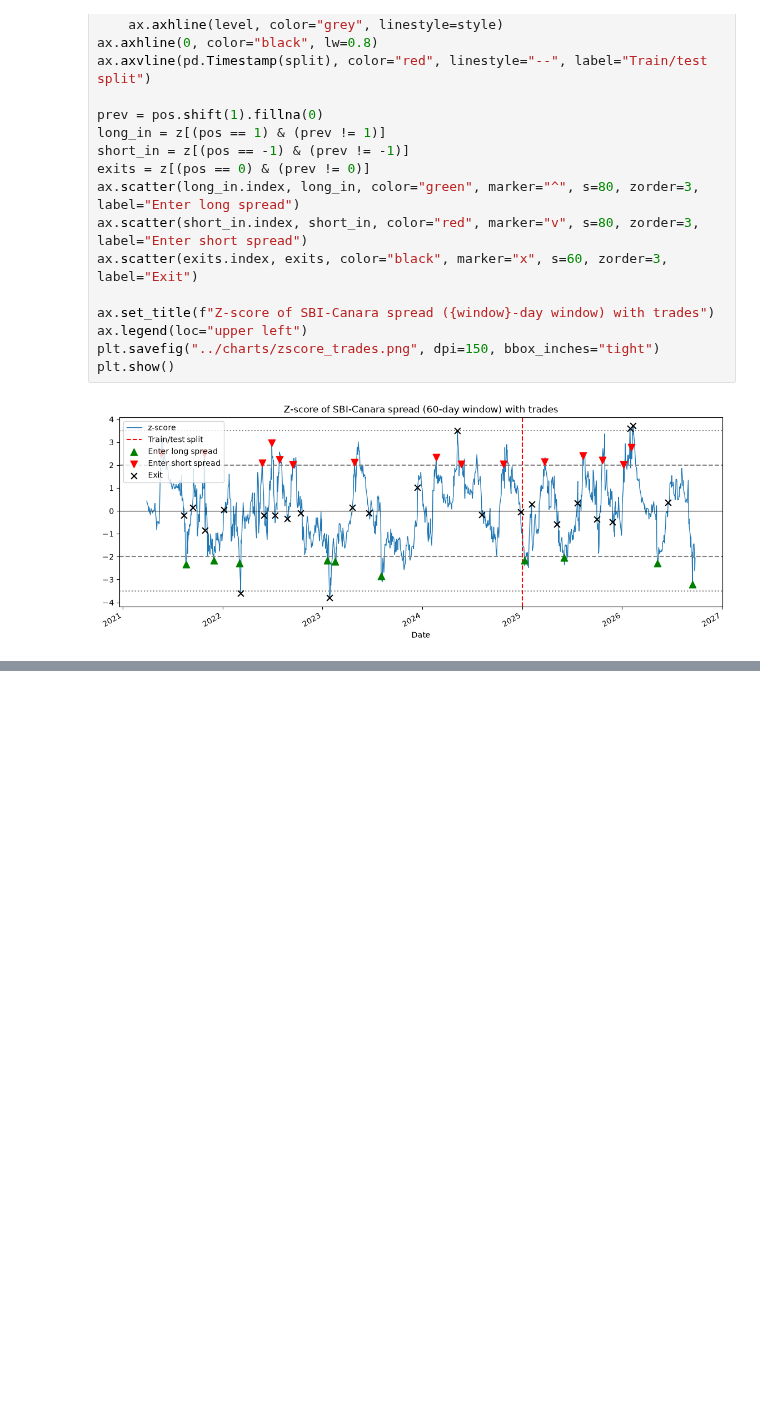
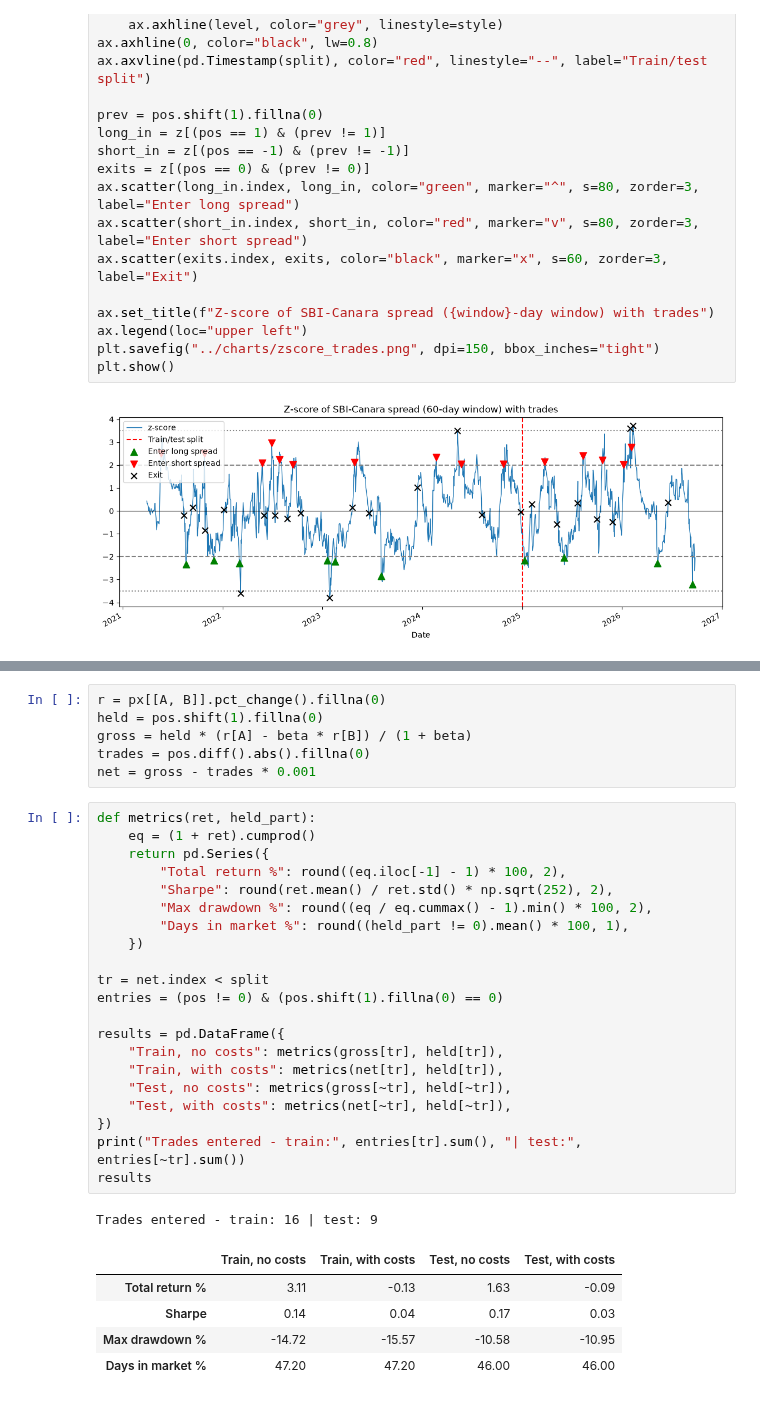
Before and after one commit to mystic0196/pairs-trading, a Jupyter notebook: notebooks/analysis.ipynb, the cells around one changed output, grey strips where cells are left out. Cells and saved outputs as stored; diff of their text form; blank space fills up the shorter version.

```diff
--- a/notebooks/analysis.ipynb
+++ b/notebooks/analysis.ipynb
@@ -285,0 +293,34 @@ plt.show()
+# %%
+r = px[[A, B]].pct_change().fillna(0)
+held = pos.shift(1).fillna(0)
+gross = held * (r[A] - beta * r[B]) / (1 + beta)
+trades = pos.diff().abs().fillna(0)
+net = gross - trades * 0.001
+# %%
+def metrics(ret, held_part):
+    eq = (1 + ret).cumprod()
+    return pd.Series({
+        "Total return %": round((eq.iloc[-1] - 1) * 100, 2),
+        "Sharpe": round(ret.mean() / ret.std() * np.sqrt(252), 2),
+        "Max drawdown %": round((eq / eq.cummax() - 1).min() * 100, 2),
+        "Days in market %": round((held_part != 0).mean() * 100, 1),
+    })
+
+tr = net.index < split
+entries = (pos != 0) & (pos.shift(1).fillna(0) == 0)
+
+results = pd.DataFrame({
+    "Train, no costs": metrics(gross[tr], held[tr]),
+    "Train, with costs": metrics(net[tr], held[tr]),
+    "Test, no costs": metrics(gross[~tr], held[~tr]),
+    "Test, with costs": metrics(net[~tr], held[~tr]),
+})
+print("Trades entered - train:", entries[tr].sum(), "| test:", entries[~tr].sum())
+results
+# %% [output]
+Trades entered - train: 16 | test: 9
+|  | Train, no costs | Train, with costs | Test, no costs | Test, with costs |
+| Total return % | 3.11 | -0.13 | 1.63 | -0.09 |
+| Sharpe | 0.14 | 0.04 | 0.17 | 0.03 |
+| Max drawdown % | -14.72 | -15.57 | -10.58 | -10.95 |
+| Days in market % | 47.20 | 47.20 | 46.00 | 46.00 |
```
Also changed, not shown: parts of 3 cells of this notebook, 1 other file.
